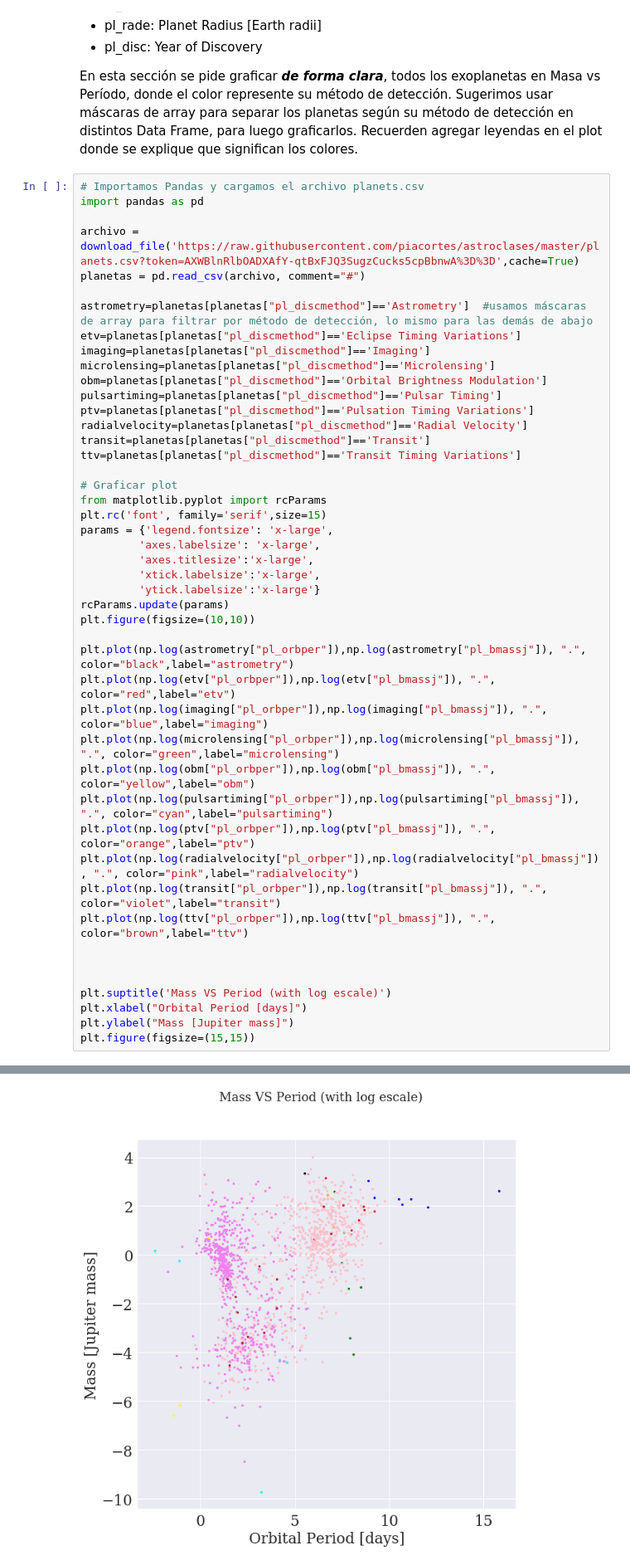
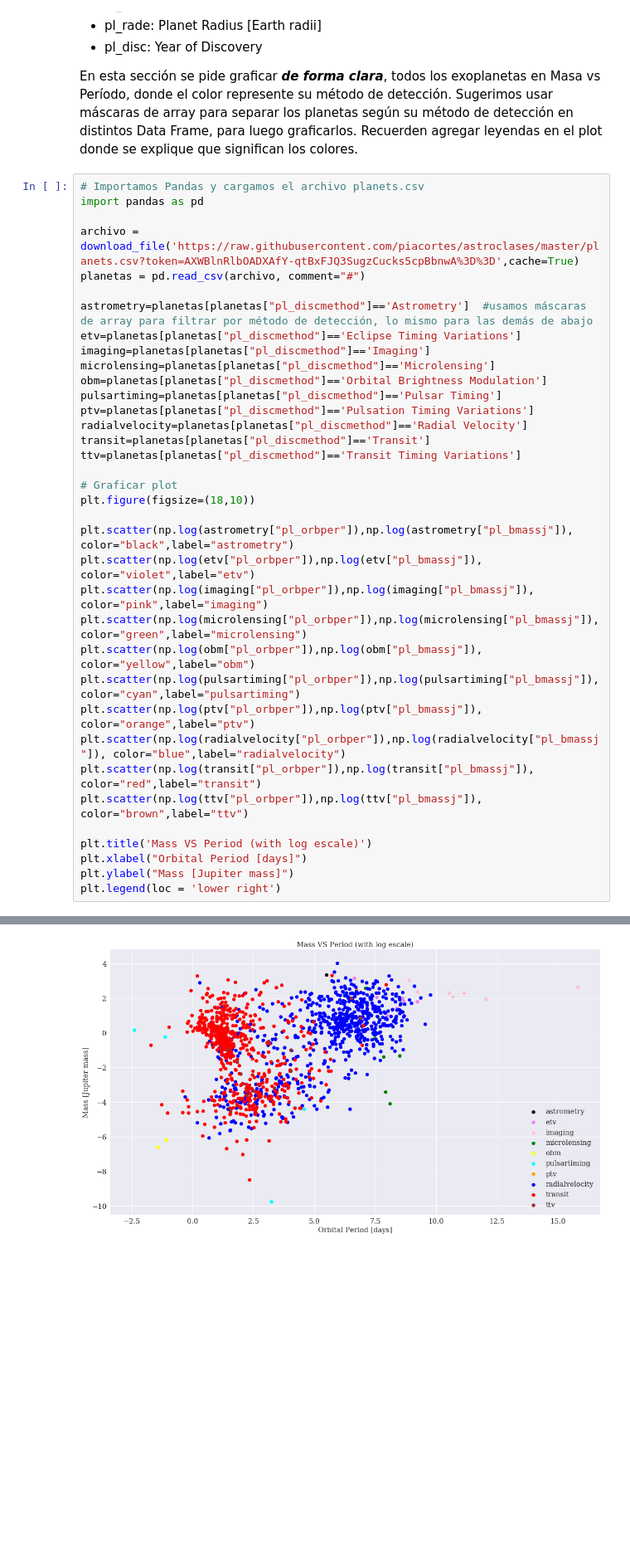
Before and after one commit to Antonego64/minitarea3, a Jupyter notebook: minitarea3.ipynb, the cells around one changed output, grey strips where cells are left out. Shown at 83% size. Saved outputs shown, nothing was run; the diff lists cells and outputs as text; blank space fills up the shorter version.

```diff
--- a/minitarea3.ipynb
+++ b/minitarea3.ipynb
@@ -212,31 +222,21 @@ transit=planetas[planetas["pl_discmethod"]=='Transit']
 ttv=planetas[planetas["pl_discmethod"]=='Transit Timing Variations']
 
 # Graficar plot
-from matplotlib.pyplot import rcParams
-plt.rc('font', family='serif',size=15)
-params = {'legend.fontsize': 'x-large',
-         'axes.labelsize': 'x-large',
-         'axes.titlesize':'x-large',
-         'xtick.labelsize':'x-large',
-         'ytick.labelsize':'x-large'}
-rcParams.update(params)
-plt.figure(figsize=(10,10))
+plt.figure(figsize=(18,10))
 
-plt.plot(np.log(astrometry["pl_orbper"]),np.log(astrometry["pl_bmassj"]), ".", color="black",label="astrometry")
-plt.plot(np.log(etv["pl_orbper"]),np.log(etv["pl_bmassj"]), ".", color="red",label="etv")
-plt.plot(np.log(imaging["pl_orbper"]),np.log(imaging["pl_bmassj"]), ".", color="blue",label="imaging")
-plt.plot(np.log(microlensing["pl_orbper"]),np.log(microlensing["pl_bmassj"]), ".", color="green",label="microlensing")
-plt.plot(np.log(obm["pl_orbper"]),np.log(obm["pl_bmassj"]), ".", color="yellow",label="obm")
-plt.plot(np.log(pulsartiming["pl_orbper"]),np.log(pulsartiming["pl_bmassj"]), ".", color="cyan",label="pulsartiming")
-plt.plot(np.log(ptv["pl_orbper"]),np.log(ptv["pl_bmassj"]), ".", color="orange",label="ptv")
-plt.plot(np.log(radialvelocity["pl_orbper"]),np.log(radialvelocity["pl_bmassj"]), ".", color="pink",label="radialvelocity")
-plt.plot(np.log(transit["pl_orbper"]),np.log(transit["pl_bmassj"]), ".", color="violet",label="transit")
-plt.plot(np.log(ttv["pl_orbper"]),np.log(ttv["pl_bmassj"]), ".", color="brown",label="ttv")
+plt.scatter(np.log(astrometry["pl_orbper"]),np.log(astrometry["pl_bmassj"]), color="black",label="astrometry")
+plt.scatter(np.log(etv["pl_orbper"]),np.log(etv["pl_bmassj"]), color="violet",label="etv")
+plt.scatter(np.log(imaging["pl_orbper"]),np.log(imaging["pl_bmassj"]), color="pink",label="imaging")
+plt.scatter(np.log(microlensing["pl_orbper"]),np.log(microlensing["pl_bmassj"]), color="green",label="microlensing")
+plt.scatter(np.log(obm["pl_orbper"]),np.log(obm["pl_bmassj"]), color="yellow",label="obm")
+plt.scatter(np.log(pulsartiming["pl_orbper"]),np.log(pulsartiming["pl_bmassj"]), color="cyan",label="pulsartiming")
+plt.scatter(np.log(ptv["pl_orbper"]),np.log(ptv["pl_bmassj"]), color="orange",label="ptv")
+plt.scatter(np.log(radialvelocity["pl_orbper"]),np.log(radialvelocity["pl_bmassj"]), color="blue",label="radialvelocity")
+plt.scatter(np.log(transit["pl_orbper"]),np.log(transit["pl_bmassj"]), color="red",label="transit")
+plt.scatter(np.log(ttv["pl_orbper"]),np.log(ttv["pl_bmassj"]), color="brown",label="ttv")
 
-
-
-plt.suptitle('Mass VS Period (with log escale)')
+plt.title('Mass VS Period (with log escale)')
 plt.xlabel("Orbital Period [days]")
 plt.ylabel("Mass [Jupiter mass]")
-plt.figure(figsize=(15,15))
+plt.legend(loc = 'lower right')
 # %% [output]
@@ -245 +244 @@ Downloading https://raw.githubusercontent.com/piacortes/astroclases/master/plane
-[figure, old version]
+[figure, new version]
```
Also changed, not shown: parts of 14 cells of this notebook.
